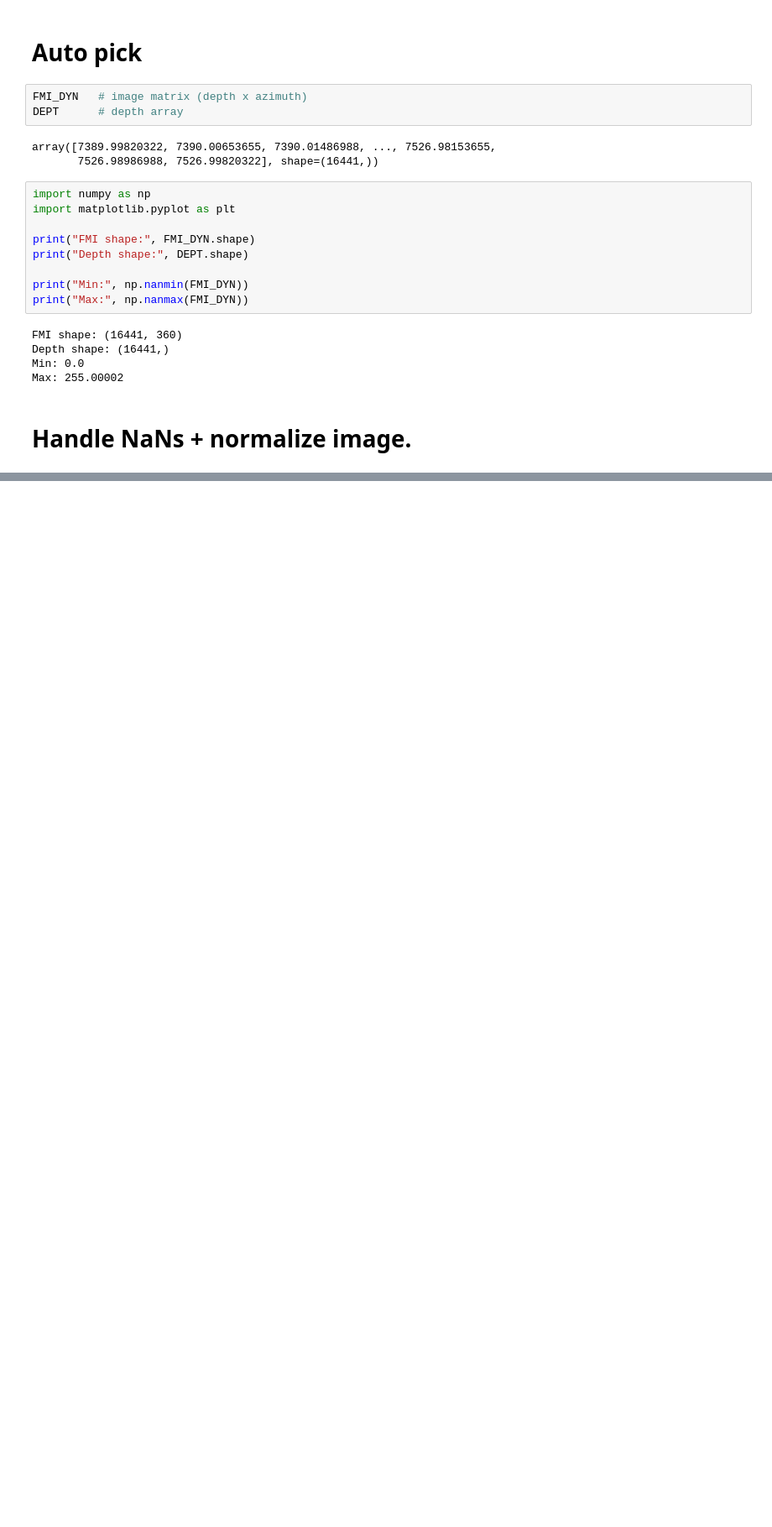
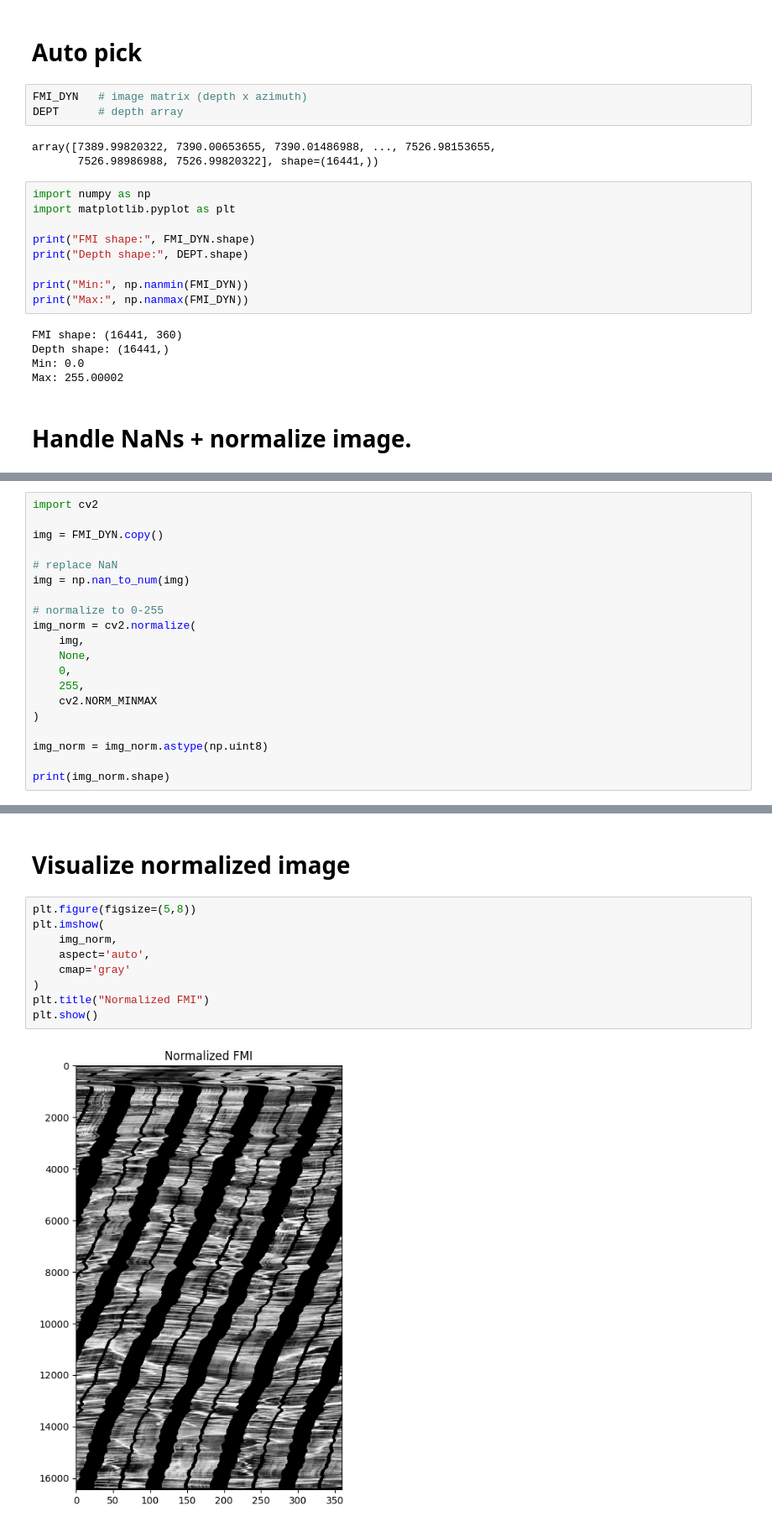
Before and after one commit to Ashraf-ISM/100-Days-of-Python-for-Oil-Gas-Subsurface-Analytics, a Jupyter notebook: notebooks/day-50/autopick.ipynb, the cells around one changed output, grey strips where cells are left out. Shown at 84% size. Drawn from its saved outputs; the diff is of its cells as text; blank space fills up the shorter version.

```diff
--- a/notebooks/day-50/autopick.ipynb
+++ b/notebooks/day-50/autopick.ipynb
@@ -421,0 +432,20 @@ Max: 255.00002
+# %%
+import cv2
+
+img = FMI_DYN.copy()
+
+# replace NaN
+img = np.nan_to_num(img)
+
+# normalize to 0-255
+img_norm = cv2.normalize(
+    img,
+    None,
+    0,
+    255,
+    cv2.NORM_MINMAX
+)
+
+img_norm = img_norm.astype(np.uint8)
+
+print(img_norm.shape)
@@ -421,0 +454,13 @@ Max: 255.00002
+# %% [markdown]
+# Visualize normalized image
+# %%
+plt.figure(figsize=(5,8))
+plt.imshow(
+    img_norm,
+    aspect='auto',
+    cmap='gray'
+)
+plt.title("Normalized FMI")
+plt.show()
+# %% [output]
+[figure, added]
```
Also changed, not shown: parts of 2 cells of this notebook.
